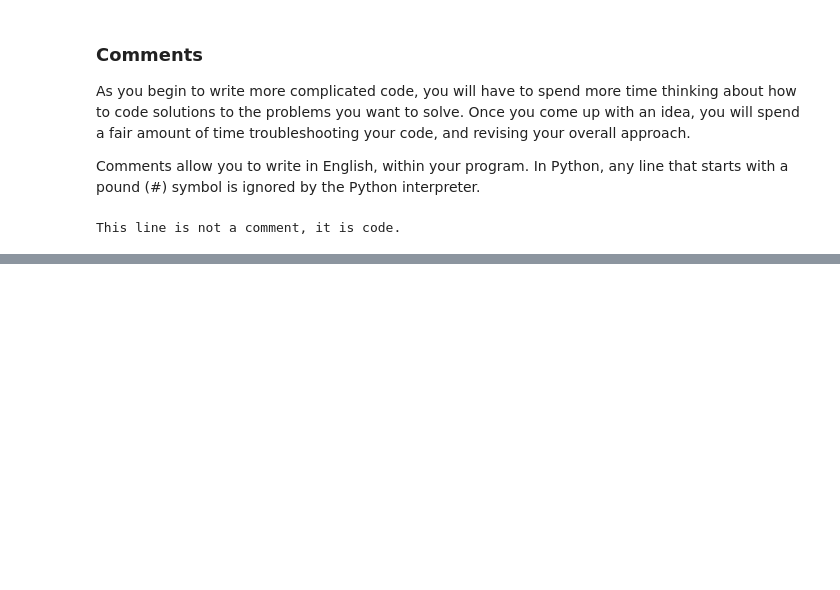
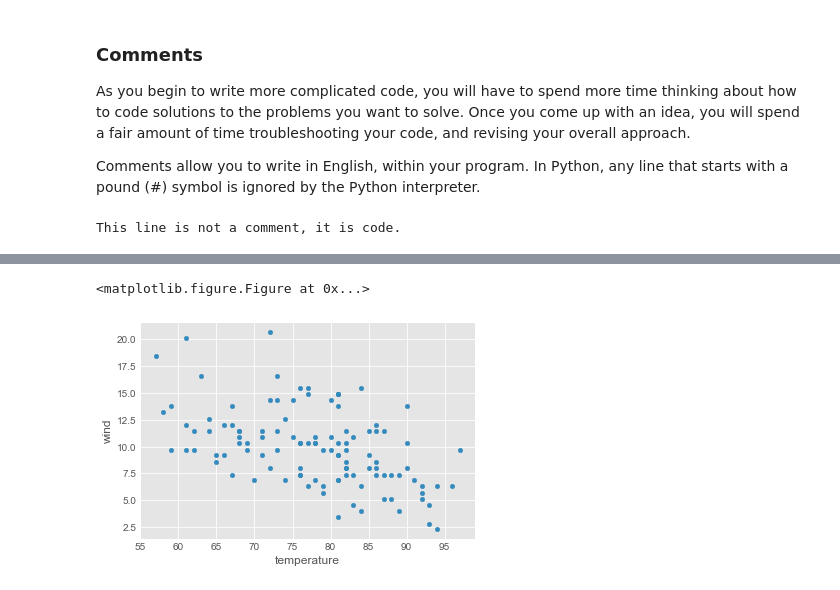
Before and after one commit to barnarderc/intro-to-python, a Jupyter notebook: Introduction to Python Notebook ERC.ipynb, the cells around one changed output, grey strips where cells are left out. Saved outputs shown, nothing was run; the diff lists cells and outputs as text; code cells hidden in the pictures; blank space fills up the shorter version.

```diff
--- a/Introduction to Python Notebook ERC.ipynb
+++ b/Introduction to Python Notebook ERC.ipynb
@@ -111,0 +274,2 @@ This line is not a comment, it is code.
+# %%
+environ = pd.read_csv('environ_pythonworkshop.csv')
@@ -111,0 +311,12 @@ This line is not a comment, it is code.
+# %%
+%matplotlib inline
+# inline matplotlib allows plots to print in line with the Jupyter notebook code lines
+import matplotlib.pyplot as plt
+plt.style.use('ggplot')
+# %%
+
+fig = plt.figure(); environ.plot.scatter(x = "temperature", y ="wind")
+ax = plt.axes()
+# %% [output]
+<matplotlib.figure.Figure at 0x...>
+[figure, added]
```
Also changed, not shown: parts of 32 cells of this notebook, 1 other file.
